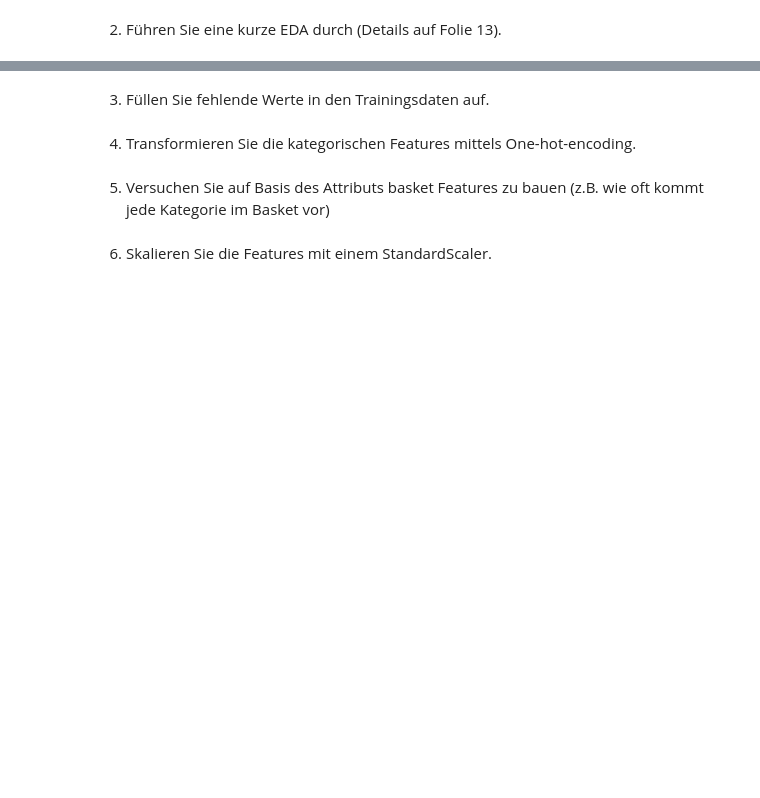
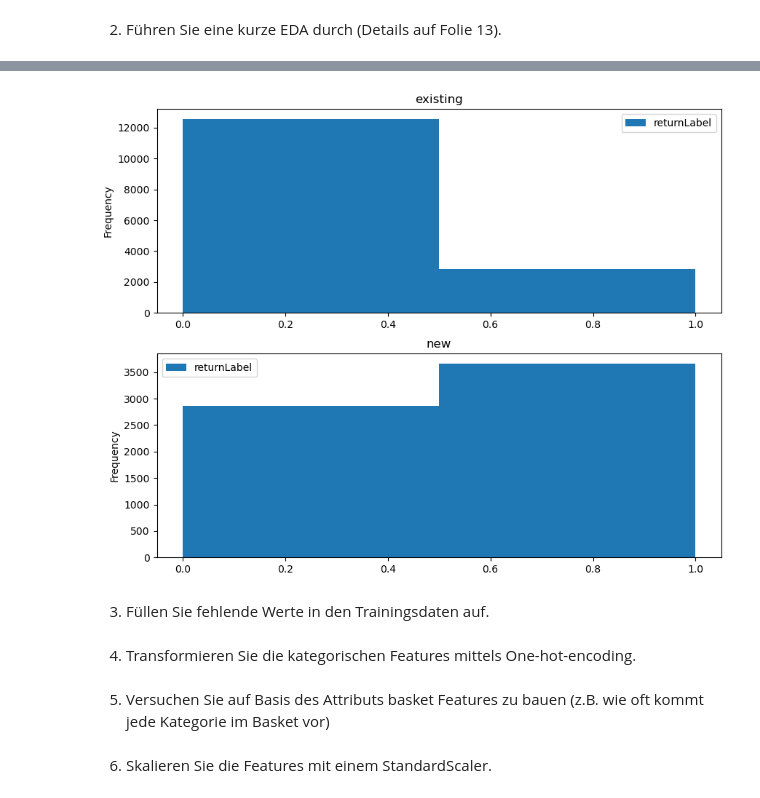
Before and after one commit to ClaraSto/ml-projekt-ss25, a Jupyter notebook: projekt.ipynb, the cells around one changed output, grey strips where cells are left out. Drawn from its saved outputs; the diff is of its cells as text; code cells hidden in the pictures; blank space fills up the shorter version.

```diff
--- a/projekt.ipynb
+++ b/projekt.ipynb
@@ -10,3 +33,7 @@ ParserError: Error tokenizing data. C error: Expected 3 fields in line 3, saw 5
+# %%
+ax = train_df.plot.hist(column=["returnLabel"], by="customerType", figsize=(10, 8), bins=2)
+# %% [output]
+[figure, added]
 # %% [markdown]
 3. Füllen Sie fehlende Werte in den Trainingsdaten auf.
 # %% [markdown]
```
Also changed, not shown: parts of 4 cells of this notebook.
